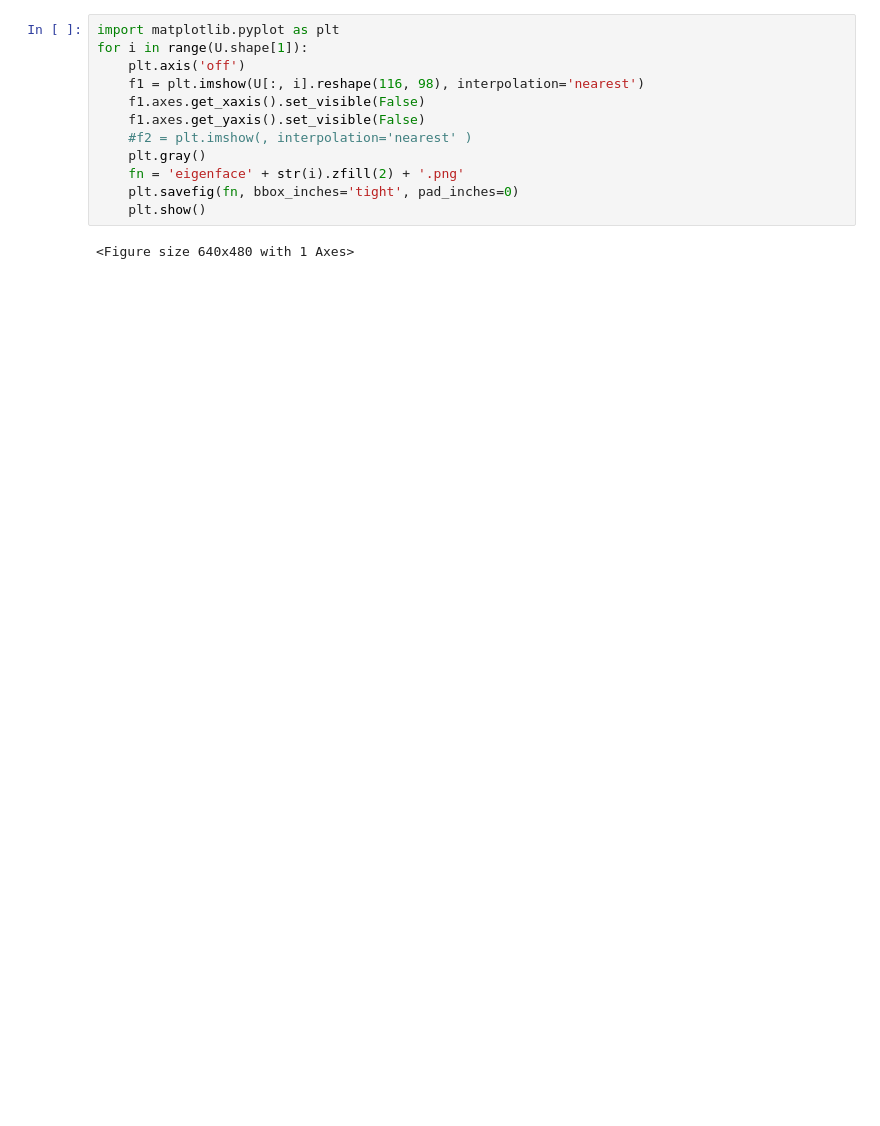
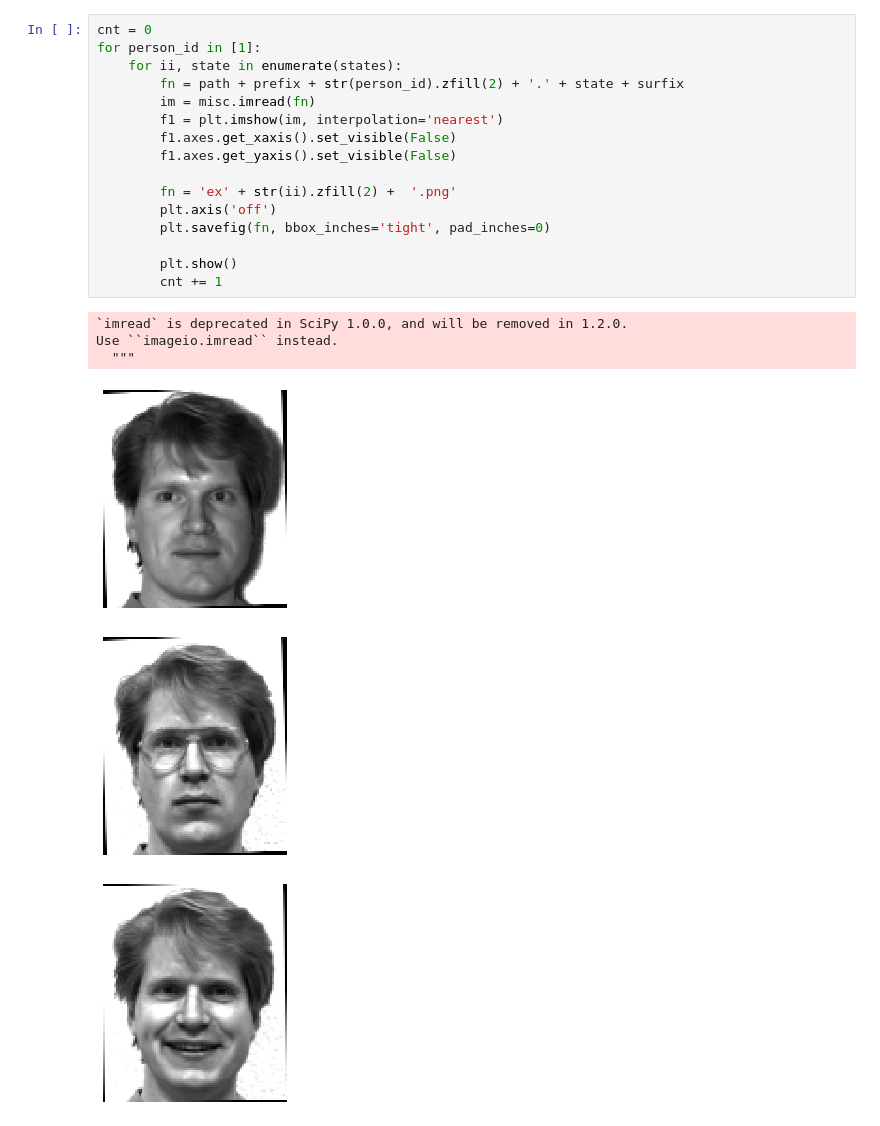
Before and after one commit to khoinguyen-hvkn/MaSSP, a Jupyter notebook: pca/EigenFaces.ipynb, the cells around one changed output. Saved outputs shown, nothing was run; the diff lists cells and outputs as text; blank space fills up the shorter version.

```diff
--- a/pca/EigenFaces.ipynb
+++ b/pca/EigenFaces.ipynb
@@ -41,14 +106,23 @@ Use ``imageio.imread`` instead.
 # %%
-import matplotlib.pyplot as plt
-for i in range(U.shape[1]):
-    plt.axis('off')
-    f1 = plt.imshow(U[:, i].reshape(116, 98), interpolation='nearest')
-    f1.axes.get_xaxis().set_visible(False)
-    f1.axes.get_yaxis().set_visible(False)
-    #f2 = plt.imshow(, interpolation='nearest' )
-    plt.gray()
-    fn = 'eigenface' + str(i).zfill(2) + '.png'
-    plt.savefig(fn, bbox_inches='tight', pad_inches=0)
-    plt.show()
+cnt = 0
+for person_id in [1]:
+    for ii, state in enumerate(states):
+        fn = path + prefix + str(person_id).zfill(2) + '.' + state + surfix
+        im = misc.imread(fn)
+        f1 = plt.imshow(im, interpolation='nearest')
+        f1.axes.get_xaxis().set_visible(False)
+        f1.axes.get_yaxis().set_visible(False)
+
+        fn = 'ex' + str(ii).zfill(2) +  '.png'
+        plt.axis('off')
+        plt.savefig(fn, bbox_inches='tight', pad_inches=0)
+
+        plt.show()
+        cnt += 1
 # %% [output]
-<Figure size 640x480 with 1 Axes>
+`imread` is deprecated in SciPy 1.0.0, and will be removed in 1.2.0.
+Use ``imageio.imread`` instead.
+  """
+[figure, added]
+[figure, added]
+[figure, added]
```
Also changed, not shown: parts of 7 cells of this notebook.
